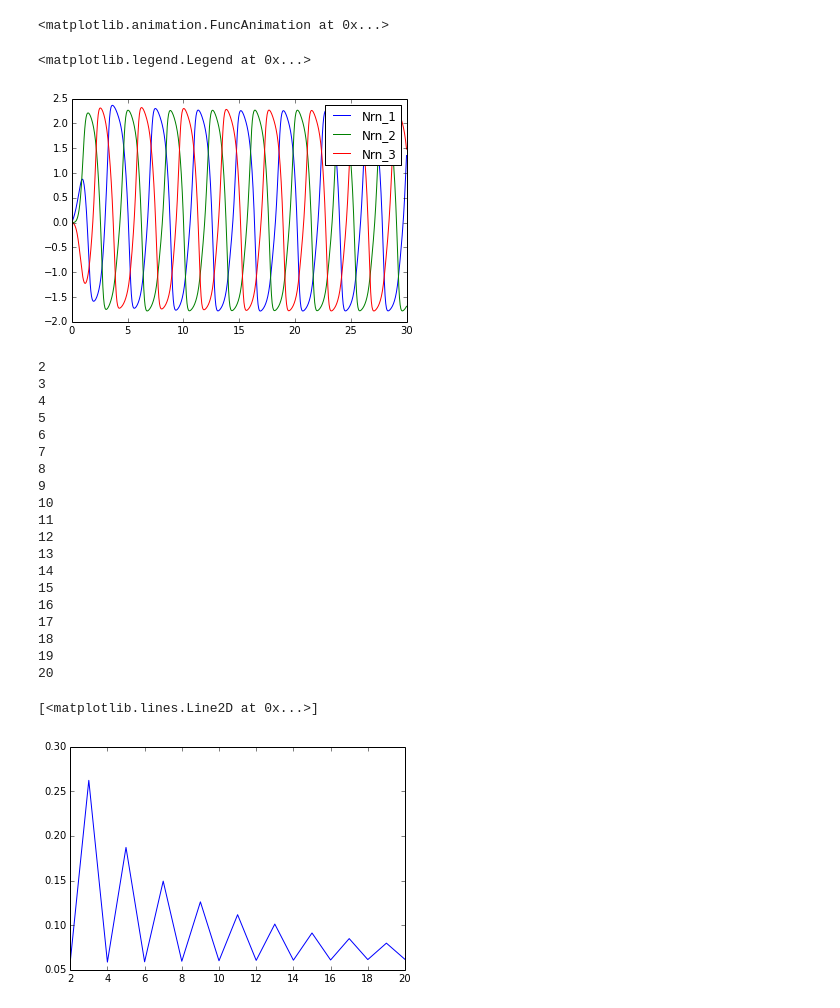
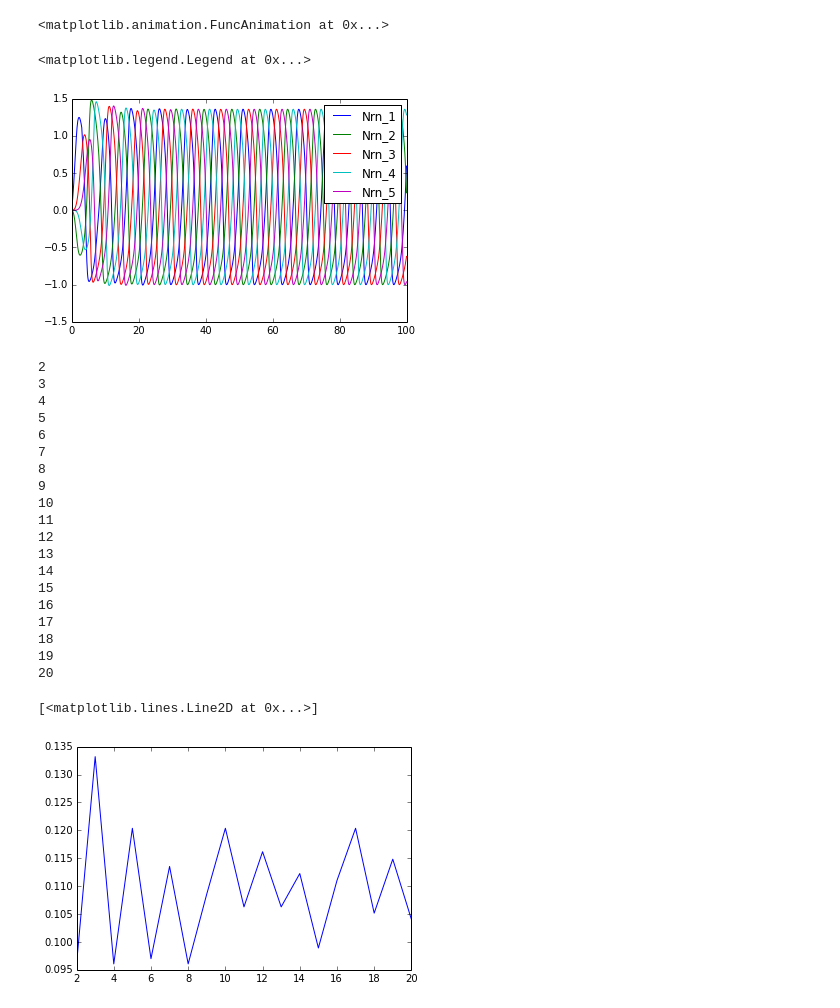
Before and after one commit to aaronshifman/modeling_final, a Jupyter notebook: ipynb/python model - isolated.ipynb, the cells around one changed output. Drawn from its saved outputs; the diff is of its cells as text; code cells hidden in the pictures.

```diff
--- a/ipynb/python model - isolated.ipynb
+++ b/ipynb/python model - isolated.ipynb
@@ -243,38 +243,40 @@ animation.FuncAnimation(fig, animate, init_func=init,frames=n_gamma, interval=10
 # %% [output]
 <matplotlib.animation.FuncAnimation at 0x...>
 # %%
-times = np.linspace(0,30,1000)
+times = np.linspace(0,100,1000)
 def derr_func_coup_bulk(var,t,p):
     alpha,beta,c,z,gamma = p
     #var = v1,v2,v3... w1,w2,w3...
-    G_bar = 2
+    G_bar = 0.5
     x = np.zeros(len(var))
     n_nrn = len(var)/2.0
     vs = var[0:n_nrn]
     ws = var[n_nrn:]
-    vs = np.concatenate((vs,[vs[0]]))
-    ws = np.concatenate((ws,[ws[0]]))
-    for i in np.arange(n_nrn):
-        x[i] = (vs[i]*(alpha+vs[i])*(1-vs[i]))-ws[i]+(G_bar*(1-gamma)*(vs[i]-vs[i+1]))+(z*(t<3)*(i==0))
+    #vs = np.concatenate((vs,[vs[0]]))
+    #ws = np.concatenate((ws,[ws[0]]))
+    x[0] = (vs[0]*(alpha+vs[0])*(1-vs[0]))-ws[0]+(z*(t<3))+(G_bar*(1-gamma)*(vs[0]-vs[-1]))#*((vs[0]-vs[-1])>0)
+    x[0+n_nrn] = beta*vs[0] - c*ws[0]
+    for i in np.arange(1,n_nrn):
+        x[i] = (vs[i]*(alpha+vs[i])*(1-vs[i]))-ws[i]+(G_bar*(1-gamma)*(vs[i]-vs[i-1]))#*((vs[i]-vs[i-1])>0)
         x[i+n_nrn] = beta*vs[i] - c*ws[i]
     return x
 
 gamma = 0
-n_nrn = 3
+n_nrn = 5
 
 
 p = [alpha, beta, c, 0.5,gamma]
 w = np.zeros(n_nrn*2)
 wsol = odeint(derr_func_coup_bulk,w, times, args=(p,),atol=abserr, rtol=relerr)
 VS = wsol[:,:n_nrn]
 names = []
 for i in np.arange(n_nrn):
     names.append('Nrn_'+str(i+1))
 plt.plot(times,VS)
 plt.legend(names)
 # %% [output]
 <matplotlib.legend.Legend at 0x...>
-[figure, old version]
+[figure, new version]
 # %%
 gamma = 0
 n_max = 20
@@ -315,4 +317,4 @@ plt.plot(nrns,freqs)
 19
 20
 [<matplotlib.lines.Line2D at 0x...>]
-[figure, old version]
+[figure, new version]
```
